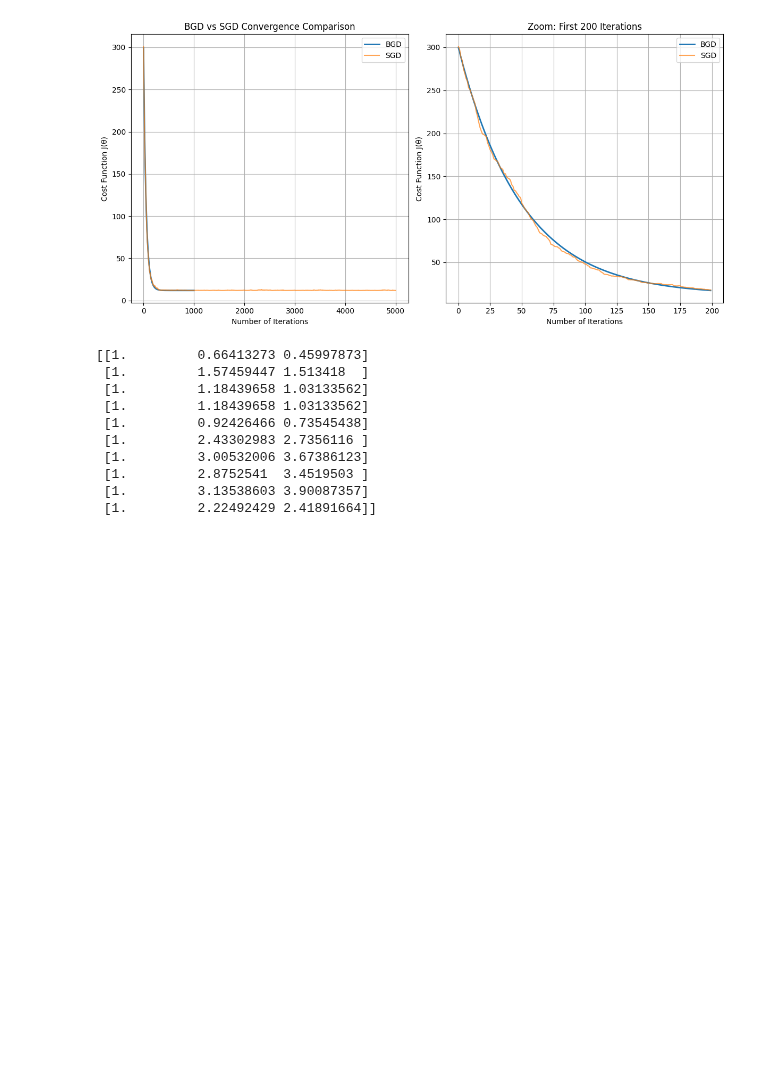
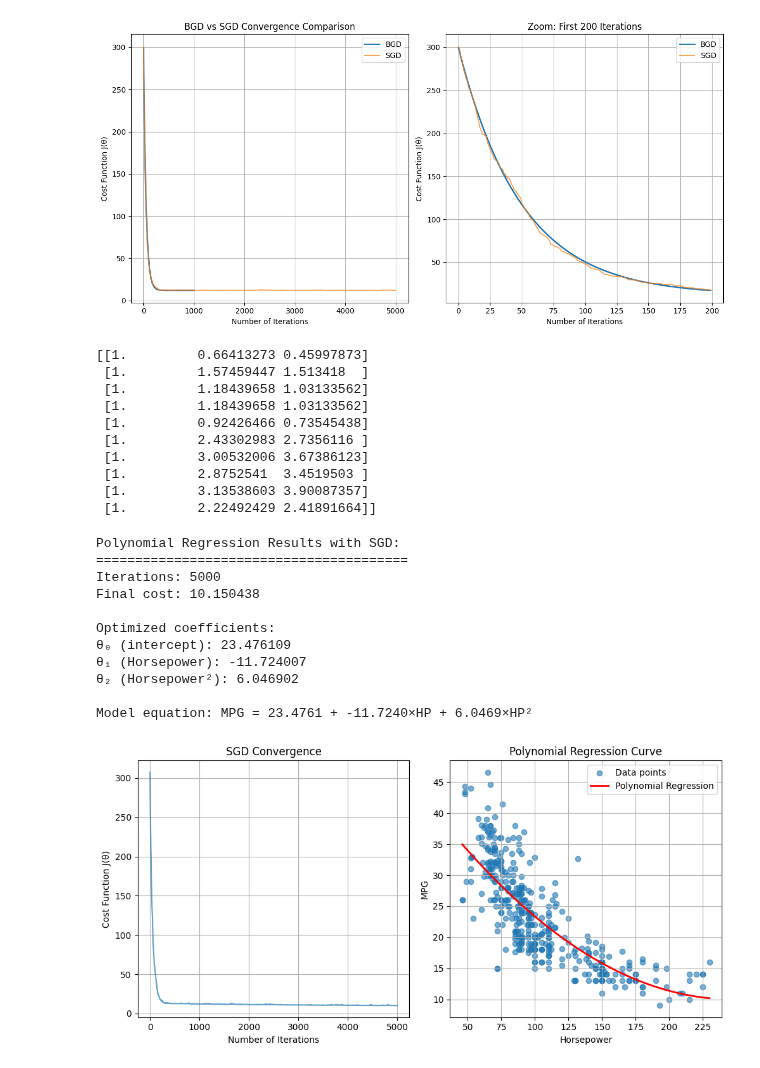
Before and after one commit to Rezarsa82/computational-fundamentals-of-regression, a Jupyter notebook: main.ipynb, the cells around one changed output. Drawn from its saved outputs; the diff is of its cells as text; code cells hidden in the pictures; blank space fills up the shorter version.

```diff
--- a/main.ipynb
+++ b/main.ipynb
@@ -211,3 +211,73 @@ print(A_poly[:10])
  [1.         2.8752541  3.4519503 ]
  [1.         3.13538603 3.90087357]
  [1.         2.22492429 2.41891664]]
+# %%
+learning_rate = 0.01
+n_iterations = 5000
+m = len(y)
+
+theta_sgd_poly = np.zeros((3, 1))
+cost_history_sgd_poly = []
+
+for iteration in range(n_iterations):
+    i = np.random.randint(m)
+    A_i = A_poly[i:i+1]
+    y_i = y[i:i+1]
+
+    gradient = A_i.T @ (A_i @ theta_sgd_poly - y_i)
+    theta_sgd_poly = theta_sgd_poly - learning_rate * gradient
+
+    cost = compute_cost(A_poly, y, theta_sgd_poly)
+    cost_history_sgd_poly.append(cost)
+
+print("Polynomial Regression Results with SGD:")
+print("=" * 40)
+print(f"Iterations: {n_iterations}")
+print(f"Final cost: {cost_history_sgd_poly[-1]:.6f}")
+print("\nOptimized coefficients:")
+print(f"θ₀ (intercept): {theta_sgd_poly[0][0]:.6f}")
+print(f"θ₁ (Horsepower): {theta_sgd_poly[1][0]:.6f}")
+print(f"θ₂ (Horsepower²): {theta_sgd_poly[2][0]:.6f}")
+print(f"\nModel equation: MPG = {theta_sgd_poly[0][0]:.4f} + {theta_sgd_poly[1][0]:.4f}×HP + {theta_sgd_poly[2][0]:.4f}×HP²")
+
+plt.figure(figsize=(15, 5))
+
+plt.subplot(1, 3, 1)
+plt.plot(range(n_iterations), cost_history_sgd_poly, alpha=0.7)
+plt.xlabel('Number of Iterations')
+plt.ylabel('Cost Function J(θ)')
+plt.title('SGD Convergence')
+plt.grid(True)
+
+plt.subplot(1, 3, 2)
+plt.scatter(X, y, alpha=0.6, label='Data points')
+
+x_range = np.linspace(X.min(), X.max(), 100).reshape(-1, 1)
+x_range_poly = np.column_stack([x_range, x_range**2])
+x_range_poly_scaled = scaler.transform(x_range_poly)
+x_range_final = np.hstack([np.ones((x_range_poly_scaled.shape[0], 1)), x_range_poly_scaled])
+y_pred_range = x_range_final @ theta_sgd_poly
+
+plt.plot(x_range, y_pred_range, 'r-', linewidth=2, label='Polynomial Regression')
+plt.xlabel('Horsepower')
+plt.ylabel('MPG')
+plt.title('Polynomial Regression Curve')
+plt.legend()
+plt.grid(True)
+
+plt.tight_layout()
+plt.savefig('polynomial_regression_results.png', dpi=300, bbox_inches='tight')
+plt.show()
+# %% [output]
+Polynomial Regression Results with SGD:
+========================================
+Iterations: 5000
+Final cost: 10.150438
+
+Optimized coefficients:
+θ₀ (intercept): 23.476109
+θ₁ (Horsepower): -11.724007
+θ₂ (Horsepower²): 6.046902
+
+Model equation: MPG = 23.4761 + -11.7240×HP + 6.0469×HP²
+[figure, added]
```
Also changed, not shown: 1 other file.
